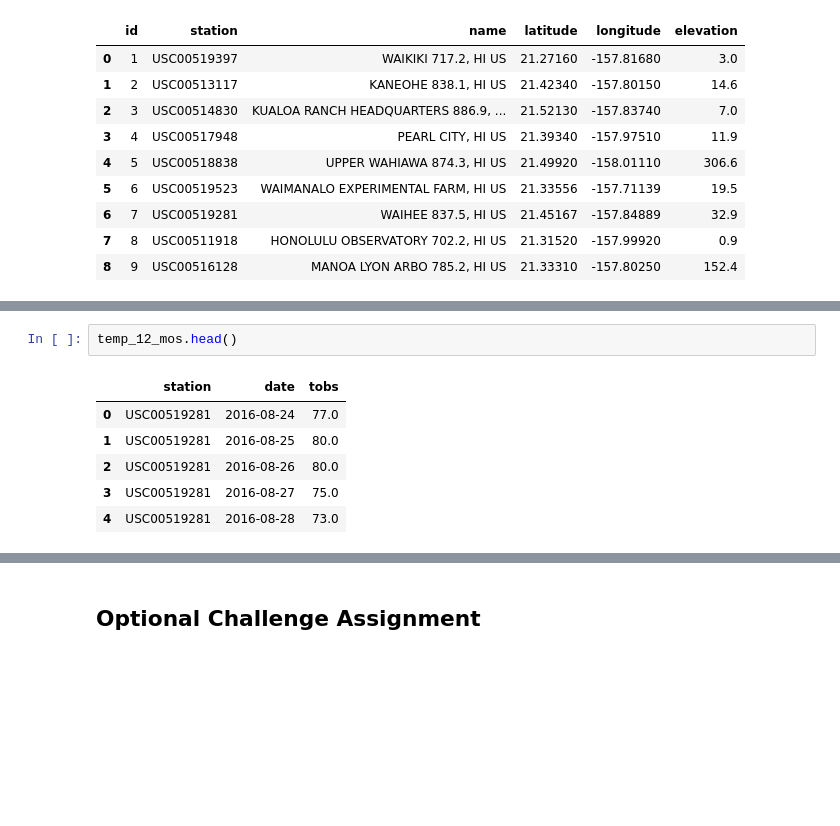
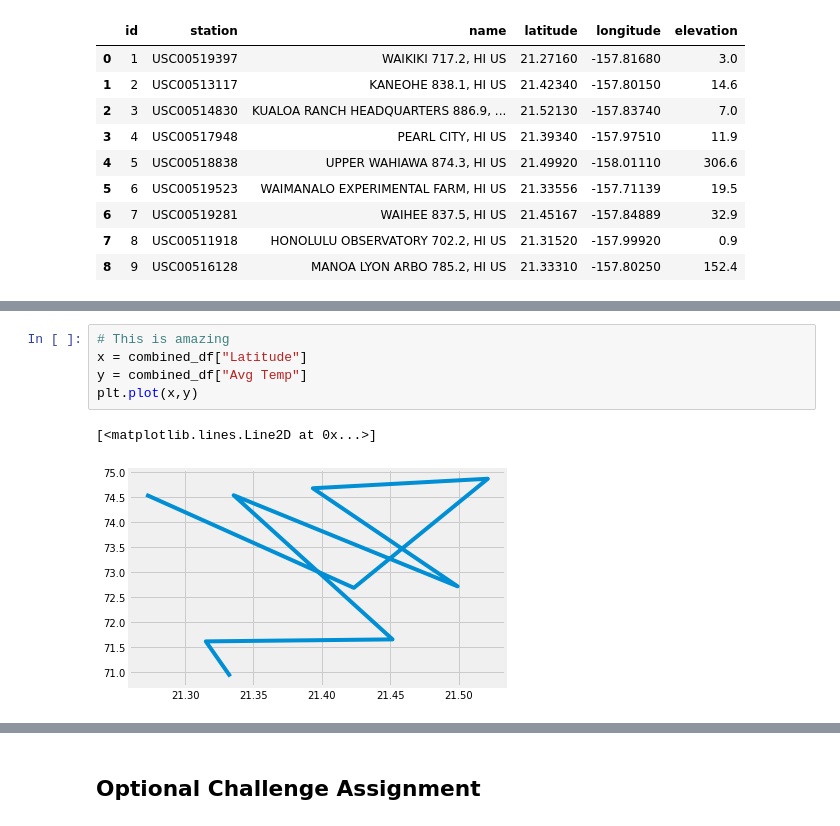
Before and after one commit to LBBL96/sqlalchemy-challenge, a Jupyter notebook: climate.ipynb, the cells around one changed output, grey strips where cells are left out. Cells and saved outputs as stored; diff of their text form; blank space fills up the shorter version.

```diff
--- a/climate.ipynb
+++ b/climate.ipynb
@@ -330,15 +330,14 @@ combined_df
 | 7 | USC00519281 | WAIHEE 837.5, HI US | 21.45167 | -157.84889 | 32.9 | 2772 | 54.0 | 85.0 | 71.66 |
 | 8 | USC00511918 | HONOLULU OBSERVATORY 702.2, HI US | 21.31520 | -157.99920 | 0.9 | 1979 | 53.0 | 87.0 | 71.62 |
 | 9 | USC00516128 | MANOA LYON ARBO 785.2, HI US | 21.33310 | -157.80250 | 152.4 | 2612 | 58.0 | 84.0 | 70.92 |
-# %%
-temp_12_mos.head()
-# %% [output]
-|  | station | date | tobs |
-| 0 | USC00519281 | 2016-08-24 | 77.0 |
-| 1 | USC00519281 | 2016-08-25 | 80.0 |
-| 2 | USC00519281 | 2016-08-26 | 80.0 |
-| 3 | USC00519281 | 2016-08-27 | 75.0 |
-| 4 | USC00519281 | 2016-08-28 | 73.0 |
+# %%
+# This is amazing
+x = combined_df["Latitude"]
+y = combined_df["Avg Temp"]
+plt.plot(x,y)
+# %% [output]
+[<matplotlib.lines.Line2D at 0x...>]
+[figure, added]
 # %%
 # This function called `calc_temps` will accept start date and end date in the format
 #'%Y-%m-%d'and return the minimum, average, and maximum temperatures for that range of dates
```
Also changed, not shown: parts of 13 cells of this notebook, 1 other file.
